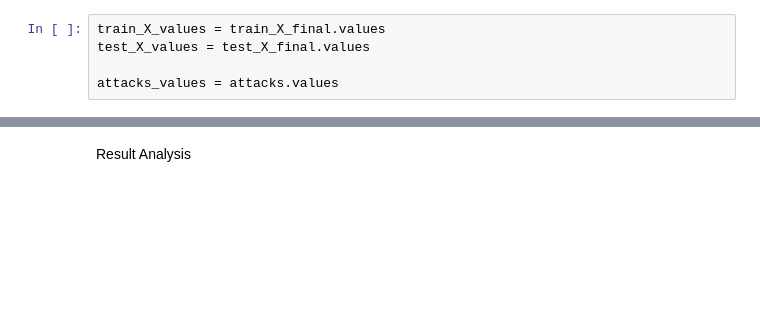
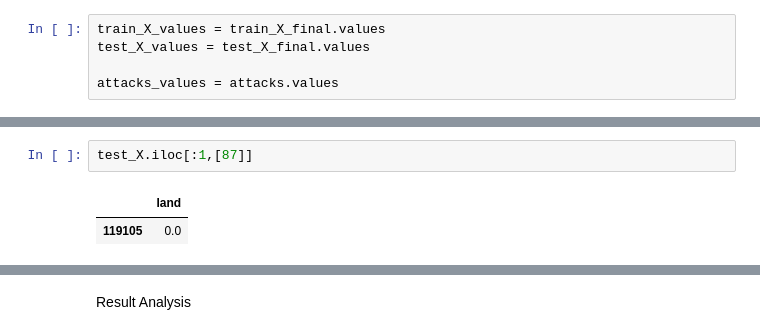
Before and after one commit to roguetech/ML-NIDS, a Jupyter notebook: Network_Instrusion_detection.ipynb, the cells around one changed output, grey strips where cells are left out. Saved outputs shown, nothing was run; the diff lists cells and outputs as text; blank space fills up the shorter version.

```diff
--- a/Network_Instrusion_detection.ipynb
+++ b/Network_Instrusion_detection.ipynb
@@ -430,0 +526,5 @@ test_X_values.shape
+# %%
+test_X.iloc[:1,[87]]
+# %% [output]
+|  | land |
+| 119105 | 0.0 |
```
Also changed, not shown: parts of 44 cells of this notebook.
